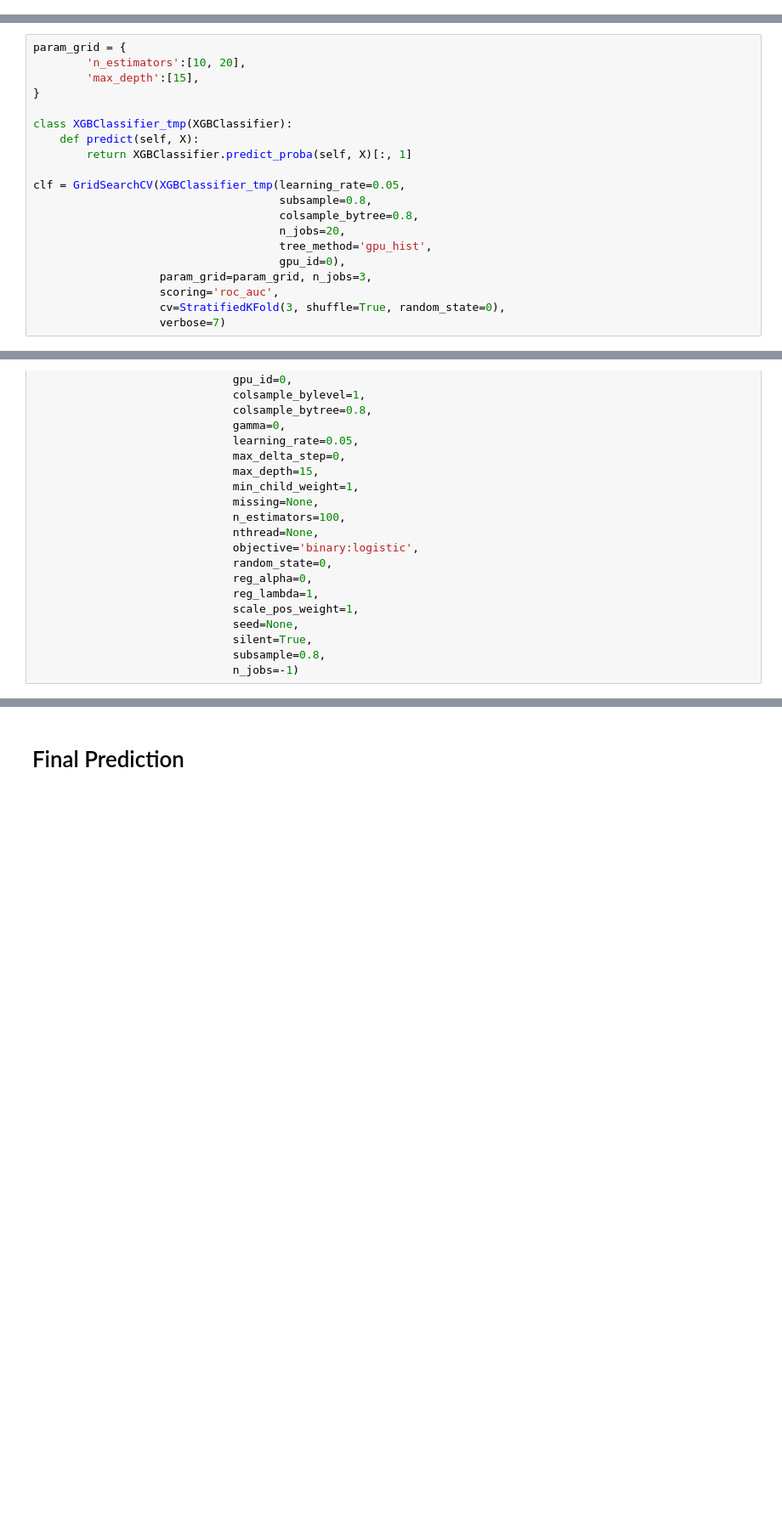
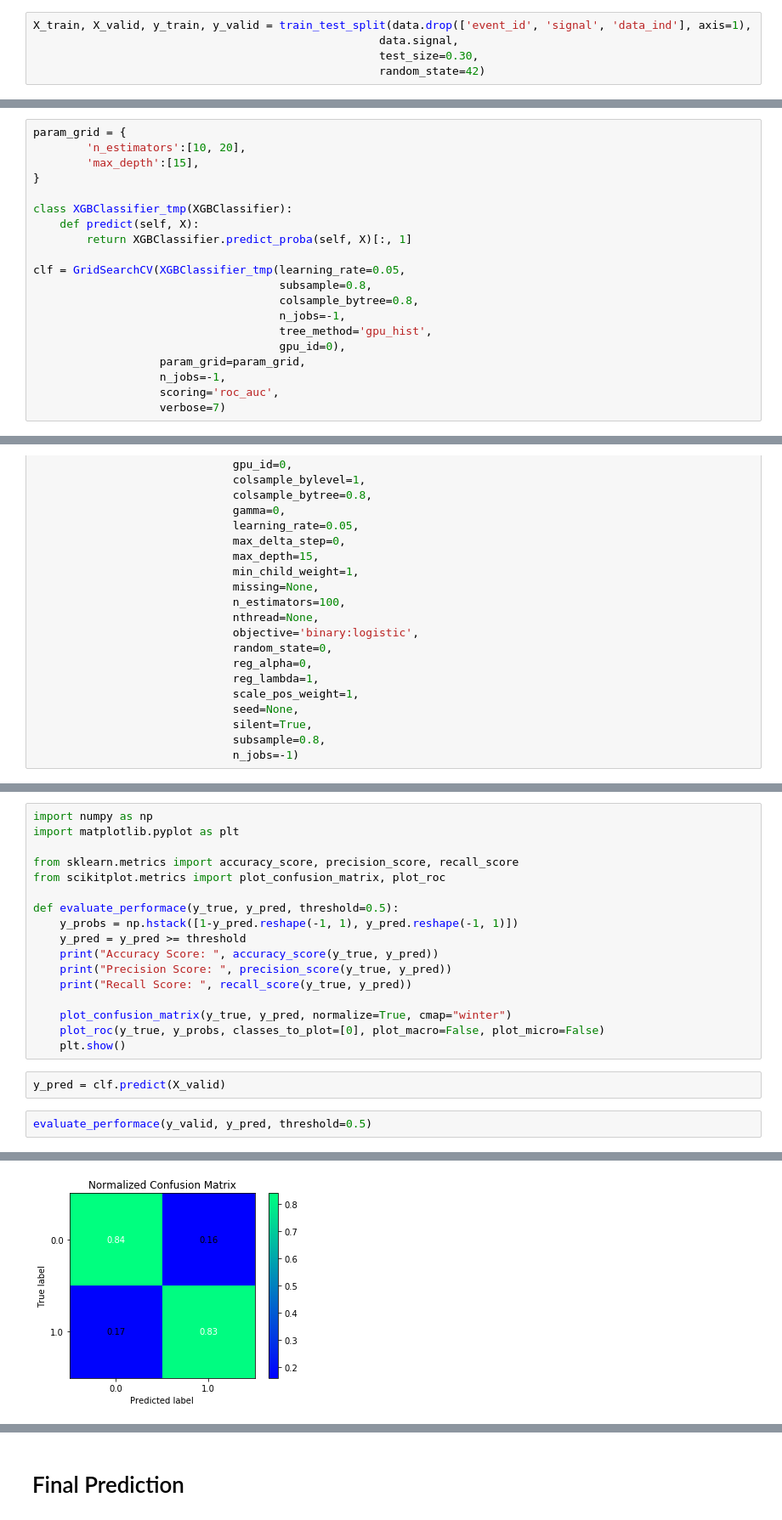
Before and after one commit to itsayushthada/Particle-Physics-Experiments, a Jupyter notebook: Dark-Matter-Signature/Notebook.ipynb, the cells around one changed output, grey strips where cells are left out. Shown at 85% size. Cells and saved outputs as stored; diff of their text form; blank space fills up the shorter version.

```diff
--- a/Dark-Matter-Signature/Notebook.ipynb
+++ b/Dark-Matter-Signature/Notebook.ipynb
@@ -242,3 +244,8 @@ X_train = train.drop(['event_id', 'signal', 'data_ind'], axis=1)
+# %%
+X_train, X_valid, y_train, y_valid = train_test_split(data.drop(['event_id', 'signal', 'data_ind'], axis=1),
+                                                    data.signal,
+                                                    test_size=0.30,
+                                                    random_state=42)
 # %% [markdown]
 # XGBoost Model
 # %%
@@ -258,12 +265,12 @@ class XGBClassifier_tmp(XGBClassifier):
 clf = GridSearchCV(XGBClassifier_tmp(learning_rate=0.05,
                                      subsample=0.8,
                                      colsample_bytree=0.8,
-                                     n_jobs=20,
+                                     n_jobs=-1,
                                      tree_method='gpu_hist',
                                      gpu_id=0),
-                   param_grid=param_grid, n_jobs=3,
+                   param_grid=param_grid,
+                   n_jobs=-1,
                    scoring='roc_auc',
-                   cv=StratifiedKFold(3, shuffle=True, random_state=0),
                    verbose=7)
 # %%
 %%time
@@ -334,0 +343,22 @@ xgb_class = XGBClassifier_tmp(base_score=0.5,
+# %%
+import numpy as np
+import matplotlib.pyplot as plt
+
+from sklearn.metrics import accuracy_score, precision_score, recall_score
+from scikitplot.metrics import plot_confusion_matrix, plot_roc
+
+def evaluate_performace(y_true, y_pred, threshold=0.5):
+    y_probs = np.hstack([1-y_pred.reshape(-1, 1), y_pred.reshape(-1, 1)])
+    y_pred = y_pred >= threshold
+    print("Accuracy Score: ", accuracy_score(y_true, y_pred))
+    print("Precision Score: ", precision_score(y_true, y_pred))
+    print("Recall Score: ", recall_score(y_true, y_pred))
+
+    plot_confusion_matrix(y_true, y_pred, normalize=True, cmap="winter")
+    plot_roc(y_true, y_probs, classes_to_plot=[0], plot_macro=False, plot_micro=False)
+    plt.show()
+# %%
+y_pred = clf.predict(X_valid)
+# %%
+evaluate_performace(y_valid, y_pred, threshold=0.5)
+# %% [output]
@@ -334,0 +368 @@ xgb_class = XGBClassifier_tmp(base_score=0.5,
+[figure, added]
```
Also changed, not shown: parts of 14 cells of this notebook.
